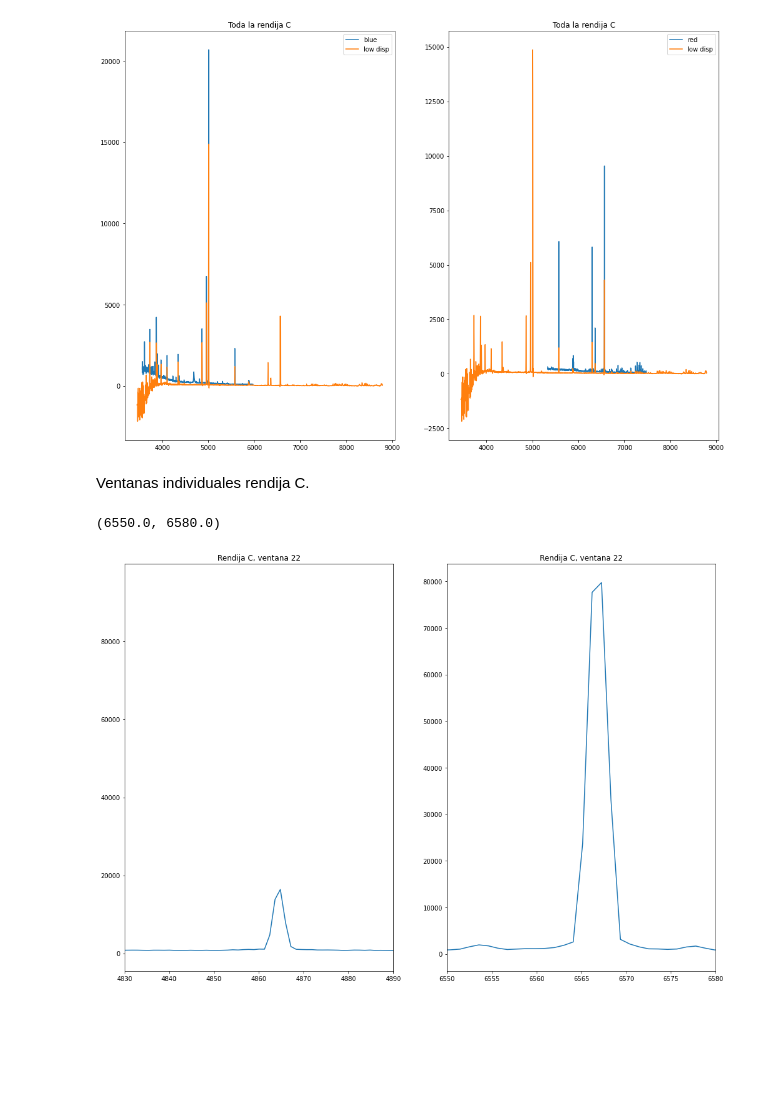
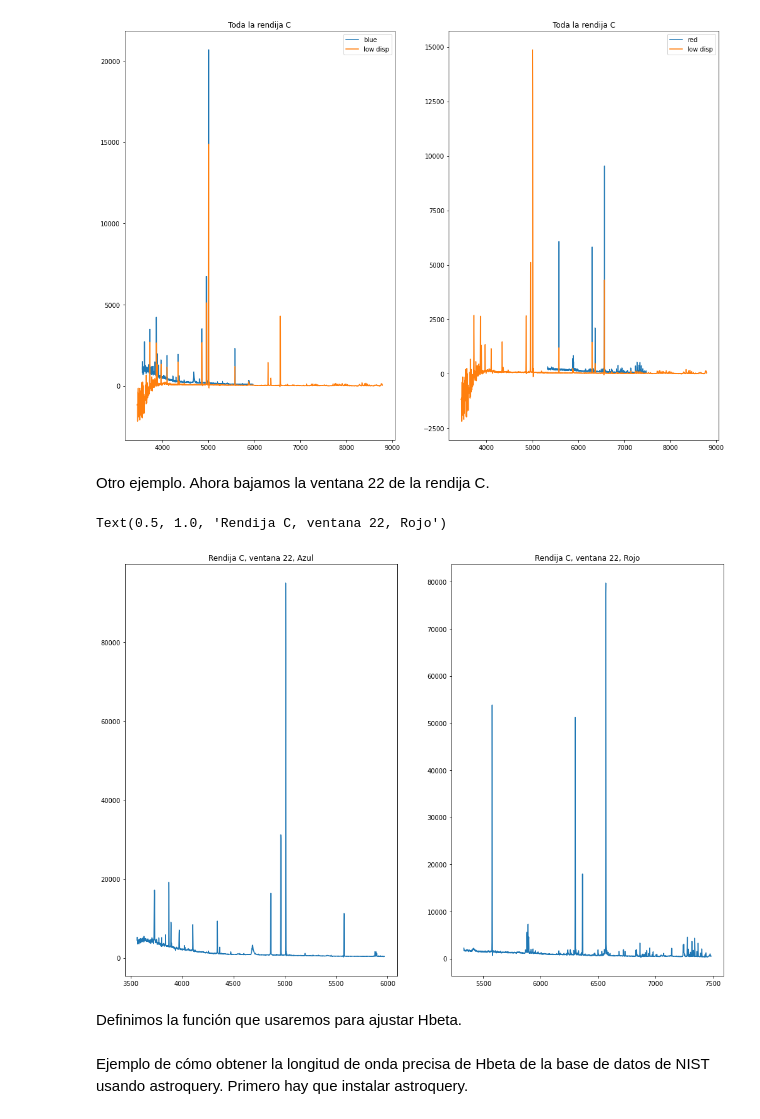
Before and after one commit to aida-wofford/Andres, a Jupyter notebook: slit_c_balmer.ipynb, the cells around one changed output. Cells and saved outputs as stored; diff of their text form; code cells hidden in the pictures; blank space fills up the shorter version.

```diff
--- a/slit_c_balmer.ipynb
+++ b/slit_c_balmer.ipynb
@@ -32,8 +34,8 @@ ax2.set_title('Toda la rendija C')
 # %% [output]
 Text(0.5, 1.0, 'Toda la rendija C')
 [figure]
-# %% [markdown]
-Ventanas individuales rendija C.
+# %% [markdown]
+Otro ejemplo. Ahora bajamos la ventana 22 de la rendija C.
 # %%
 import numpy as np
 blue=np.loadtxt('https://raw.githubusercontent.com/aida-wofford/Andres/main/espectros_reajustados/spectra002.0022_mod.txt', skiprows=1, delimiter=" ")
@@ -45,21 +48,23 @@ xr, yr = np.transpose(red)
 # %%
 import matplotlib.pyplot as plt
 %matplotlib inline
 fig, axes = plt.subplots(1,2,figsize=(17,12))
 plt.subplots_adjust(hspace=0.25)
 (ax1, ax2) = axes
 ax1.plot(xb, yb)
 ax2.plot(xr, yr)
 #ax1.plot(xl, yl)
 #ax2.plot(xl, yl)
-ax1.set_title('Rendija C, ventana 22')
-ax2.set_title('Rendija C, ventana 22')
+ax1.set_title('Rendija C, ventana 22, Azul')
+ax2.set_title('Rendija C, ventana 22, Rojo')
 
-ax1.set_xlim(4830,4890)
-ax2.set_xlim(6550,6580)
+#ax1.set_xlim(4830,4890)
+#ax2.set_xlim(6550,6580)
 # %% [output]
-(6550.0, 6580.0)
+Text(0.5, 1.0, 'Rendija C, ventana 22, Rojo')
-[figure, old version]
+[figure, new version]
+# %% [markdown]
+Definimos la función que usaremos para ajustar Hbeta.
 # %%
 #We will try to fit the data to a function of the form
 #$$y = a + b x + \sum_i A_i \exp\left(-\left(\frac{\lambda_i-\lambda_{0i}}{\sigma_i}\right)^2\right)$$
@@ -80,3 +85,5 @@ def func(x, *params):
         wid = params[2+3*gaussian+2]
         y = y + amp * np.exp( -((x - ctr)/wid)**2)
     return y
+# %% [markdown]
+Ejemplo de cómo obtener la longitud de onda precisa de Hbeta de la base de datos de NIST usando astroquery. Primero hay que instalar astroquery.
```
Also changed, not shown: parts of 16 cells of this notebook.
